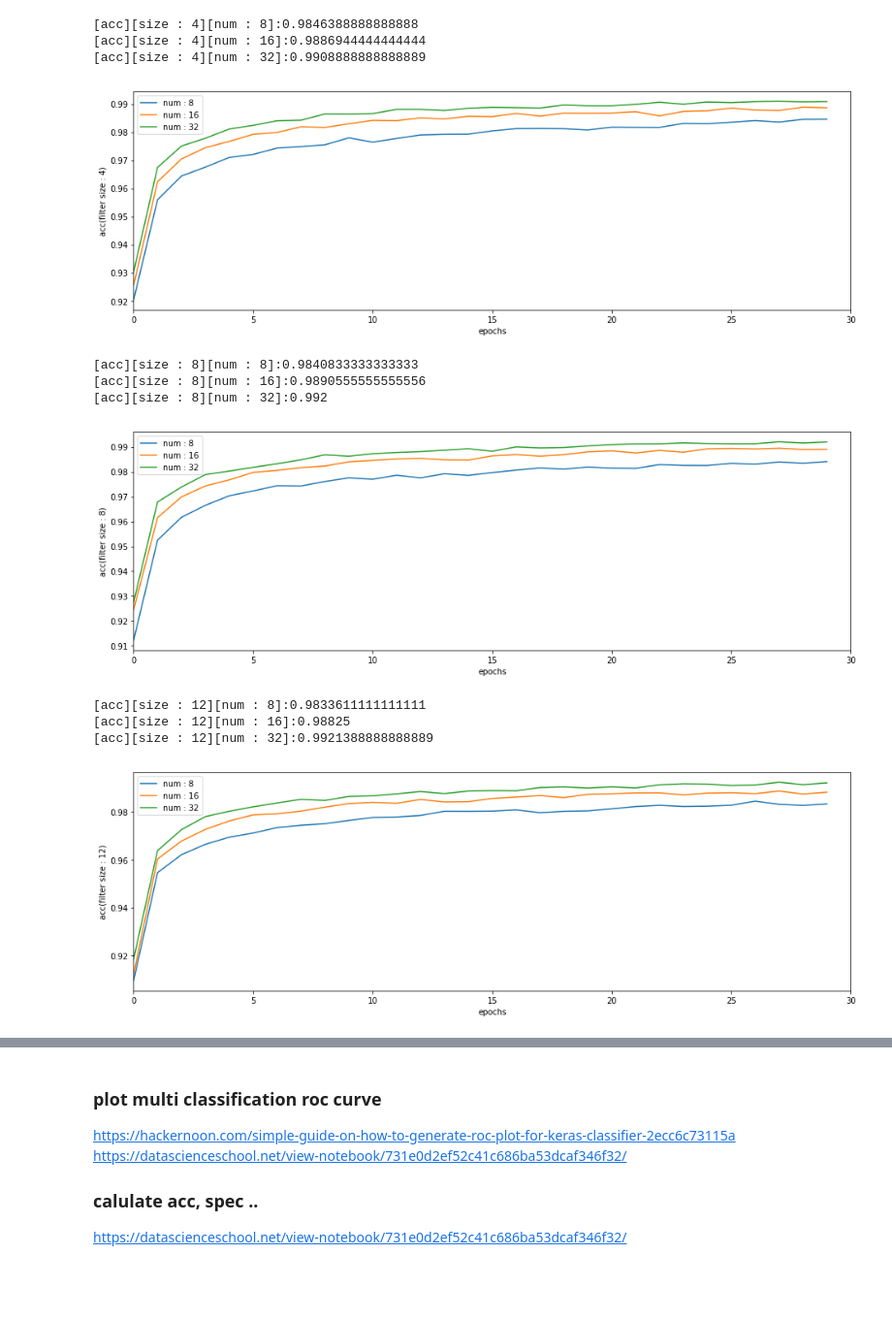
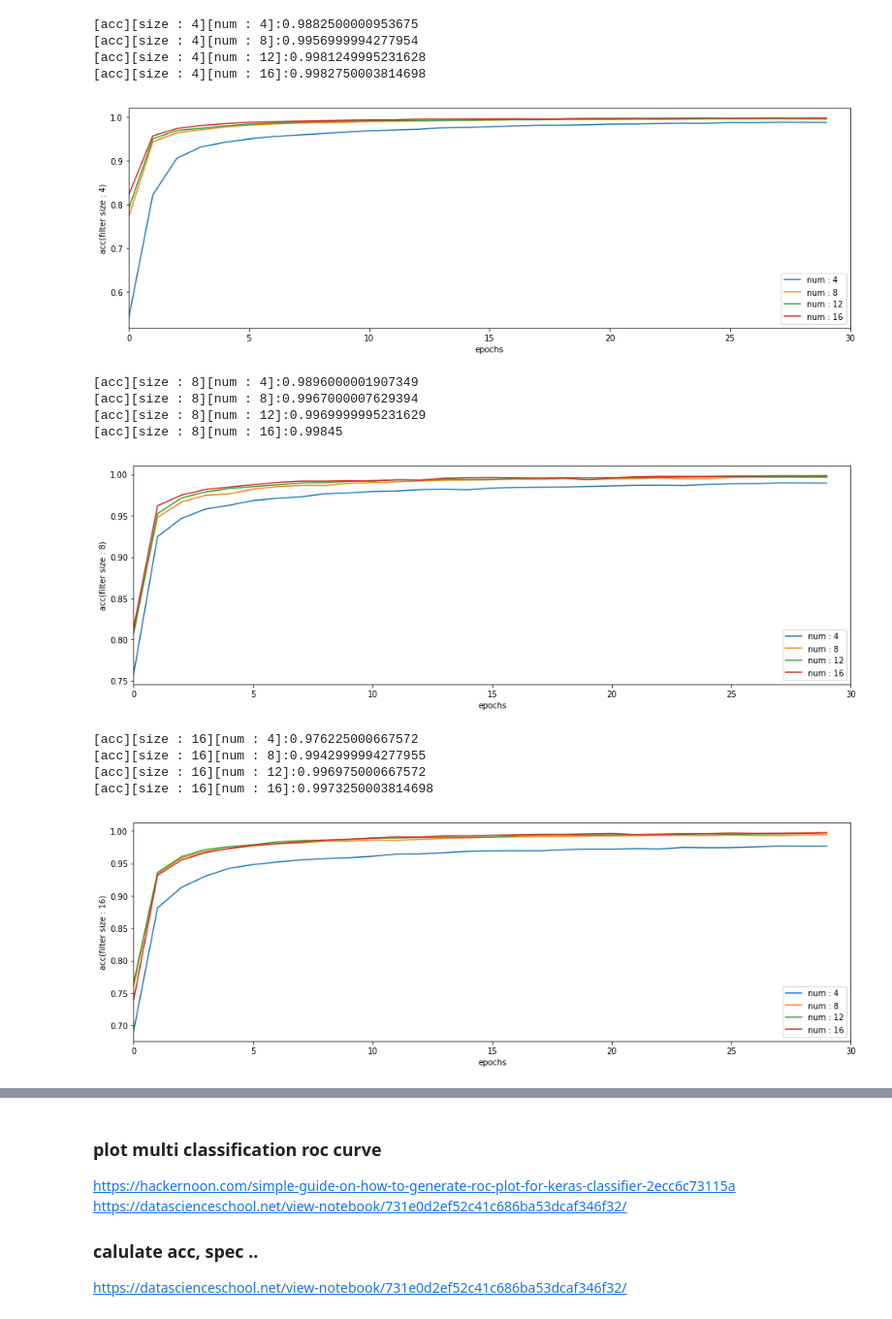
Before and after one commit to LazyerIJ/ECG_Analysis_CNN, a Jupyter notebook: CNN/cnn_compare_kernel.ipynb, the cells around one changed output, grey strips where cells are left out. Shown at 97% size. Drawn from its saved outputs; the diff is of its cells as text; code cells hidden in the pictures; blank space fills up the shorter version.

```diff
--- a/CNN/cnn_compare_kernel.ipynb
+++ b/CNN/cnn_compare_kernel.ipynb
@@ -118,7 +122,7 @@ def get_cnn_model(filter_num,filter_size, num_classes=5,
     return cnn_model
 # %%
 def fit_model(model, x_train, y_train, x_test, y_test, opt,
-             batch_size=32, epochs=30, shuffle=True,
+             batch_size=128, epochs=30, shuffle=True,
              loss='categorical_crossentropy',
              metrics=['accuracy'], verbose=0):
 
@@ -130,24 +134,10 @@ def fit_model(model, x_train, y_train, x_test, y_test, opt,
                         shuffle=shuffle,
                        verbose=verbose)
     return history
-# %%
-def get_predict(model, datasets):
-    predict_list = []
-    for case in datasets:
-        predict_case=[]
-        for data in case:
-            data = np.expand_dims(data,1)
-            rs = np.argmax(model.predict(np.expand_dims(data,0)))
-            predict_case.append(rs)
-        predict_list.append(predict_case)
-    return predict_list
-
-def get_predict_numpy(model, datasets):
-    predict_list = []
-    for data in datasets:
-        rs = np.argmax(model.predict(np.expand_dims(data,0)))
-        predict_list.append(rs)
-    return predict_list
+# %%
+def get_predict_numpy(model, datasets):
+    rs = model.predict(datasets)
+    return rs
 # %%
 def get_total_num(y_true, y_pred, label_num):
     total_nums=[]
@@ -165,7 +160,7 @@ num_classes=5
 # %%
 datasets = get_datasets(heart_diseases)
 datasets = normalize_data(datasets)
-datasets = [x[:9000] for x in datasets]
+#datasets = [x[:10000] for x in datasets]
 data_length = [len(x) for x in datasets]
 datasets = generate_datasets(datasets, data_length)
 generated_data_length = [len(x) for x in datasets]
@@ -327,34 +320,36 @@ for size in filter_size:
 # %%
 #acc graph
 #graph with each filter size to compare with filter num
-
-for idx in range(len(filter_size)):
+for size in range(len(filter_size)):
     plt.figure(figsize=(16,5))
-    for idx2 in range(len(filter_num)):
-        plt.plot(rs_history[idx*len(filter_num)+idx2].history['acc'],
-                 label="num : {}".format(filter_num[idx2]))
+    for num in range(len(filter_num)):
+        plt.plot(rs_history[size*len(filter_num)+num].history['acc'],
+                 label="num : {}".format(filter_num[num]))
         plt.xlim((0, epochs))
         plt.legend()
         plt.xlabel('epochs')
-        plt.ylabel('acc(filter size : {})'.format(filter_size[idx]))
+        plt.ylabel('acc(filter size : {})'.format(filter_size[size]))
         print('[acc][size : {}][num : {}]:{}'.format(
-            filter_size[idx],
-            filter_num[idx2],
-            rs_history[idx*len(filter_num)+idx2].history['acc'][-1] ))
+            filter_size[size],
+            filter_num[num],
+            rs_history[size*len(filter_num)+num].history['acc'][-1] ))
     plt.show()
 # %% [output]
-[acc][size : 4][num : 8]:0.9846388888888888
-[acc][size : 4][num : 16]:0.9886944444444444
-[acc][size : 4][num : 32]:0.9908888888888889
+[acc][size : 4][num : 4]:0.9882500000953675
+[acc][size : 4][num : 8]:0.9956999994277954
+[acc][size : 4][num : 12]:0.9981249995231628
+[acc][size : 4][num : 16]:0.9982750003814698
-[figure, old version]
+[figure, new version]
-[acc][size : 8][num : 8]:0.9840833333333333
-[acc][size : 8][num : 16]:0.9890555555555556
-[acc][size : 8][num : 32]:0.992
+[acc][size : 8][num : 4]:0.9896000001907349
+[acc][size : 8][num : 8]:0.9967000007629394
+[acc][size : 8][num : 12]:0.9969999995231629
+[acc][size : 8][num : 16]:0.99845
-[figure, old version]
+[figure, new version]
-[acc][size : 12][num : 8]:0.9833611111111111
-[acc][size : 12][num : 16]:0.98825
-[acc][size : 12][num : 32]:0.9921388888888889
+[acc][size : 16][num : 4]:0.976225000667572
+[acc][size : 16][num : 8]:0.9942999994277955
+[acc][size : 16][num : 12]:0.996975000667572
+[acc][size : 16][num : 16]:0.9973250003814698
-[figure, old version]
+[figure, new version]
 # %%
 #recall(sen), precision(ppv), f1-score
 #graph with each filter size to compare with filter num
```
Also changed, not shown: parts of 14 cells of this notebook.
